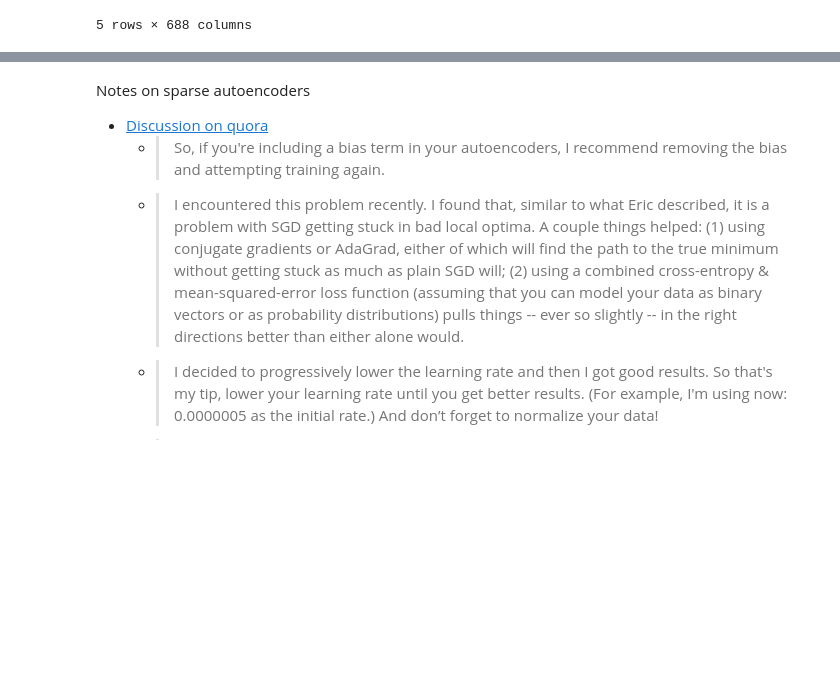
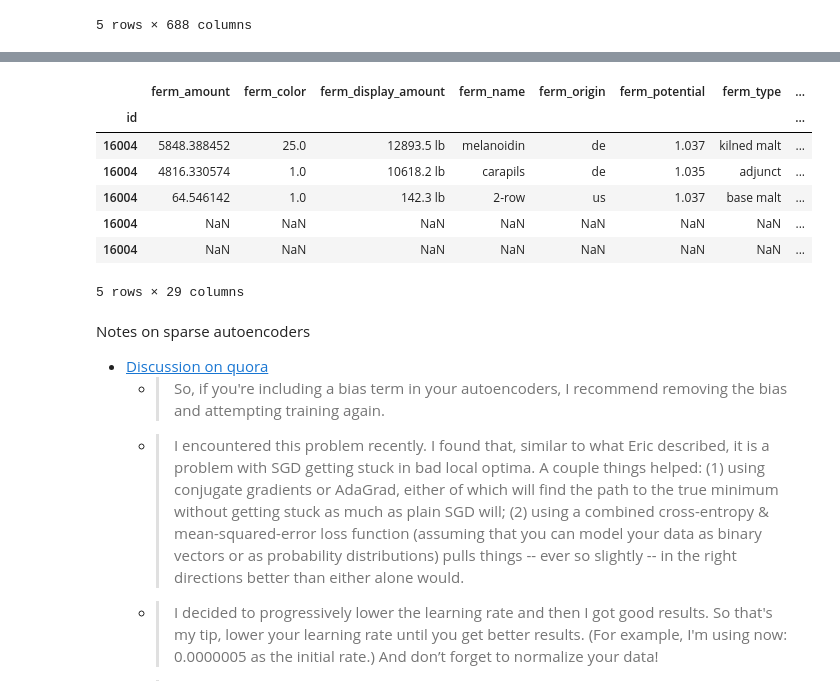
Before and after one commit to rmwoods/beer.ai, a Jupyter notebook: notebooks/Autoencoder.ipynb, the cells around one changed output, grey strips where cells are left out. Drawn from its saved outputs; the diff is of its cells as text; code cells hidden in the pictures; blank space fills up the shorter version.

```diff
--- a/notebooks/Autoencoder.ipynb
+++ b/notebooks/Autoencoder.ipynb
@@ -42 +49,18 @@ recipes["boil_time"] = recipes.boil_time.clip(upper=120)
+# %%
+recipes_file = os.path.join(DATA_DIR, "interim/all_recipes.h5")
+with pd.HDFStore(recipes_file) as store:
+    recs = store.select("core", where="index==16004")
+    ings = store.select("ingredients", where="index==16004")
+# %%
+recs
+ings
+# %% [output]
+|  | ferm_amount | ferm_color | ferm_display_amount | ferm_name | ferm_origin | ferm_potential | ferm_type | ... |
+| id |  |  |  |  |  |  |  | ... |
+| 16004 | 5848.388452 | 25.0 | 12893.5 lb | melanoidin | de | 1.037 | kilned malt | ... |
+| 16004 | 4816.330574 | 1.0 | 10618.2 lb | carapils | de | 1.035 | adjunct | ... |
+| 16004 | 64.546142 | 1.0 | 142.3 lb | 2-row | us | 1.037 | base malt | ... |
+| 16004 | NaN | NaN | NaN | NaN | NaN | NaN | NaN | ... |
+| 16004 | NaN | NaN | NaN | NaN | NaN | NaN | NaN | ... |
+5 rows × 29 columns
 # %%
```
Also changed, not shown: parts of 20 cells of this notebook, 1 other file.
